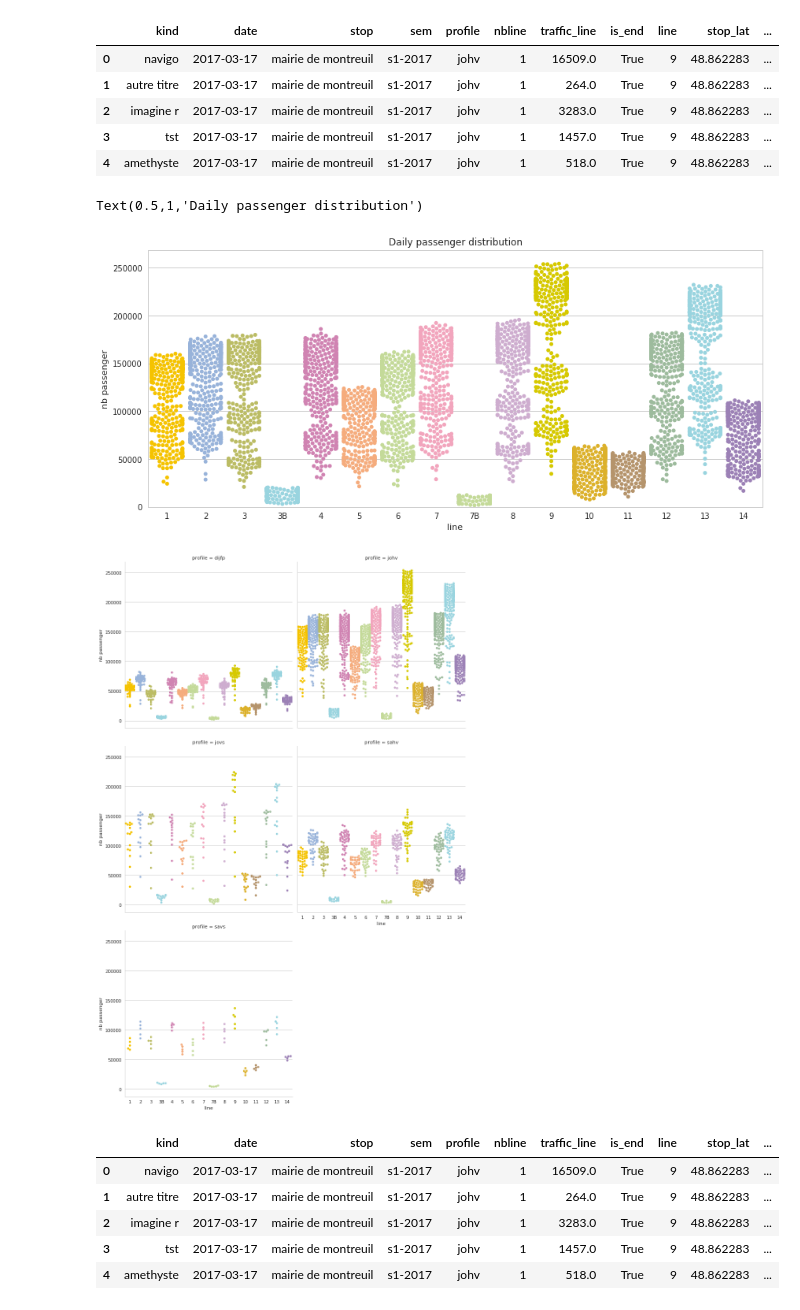
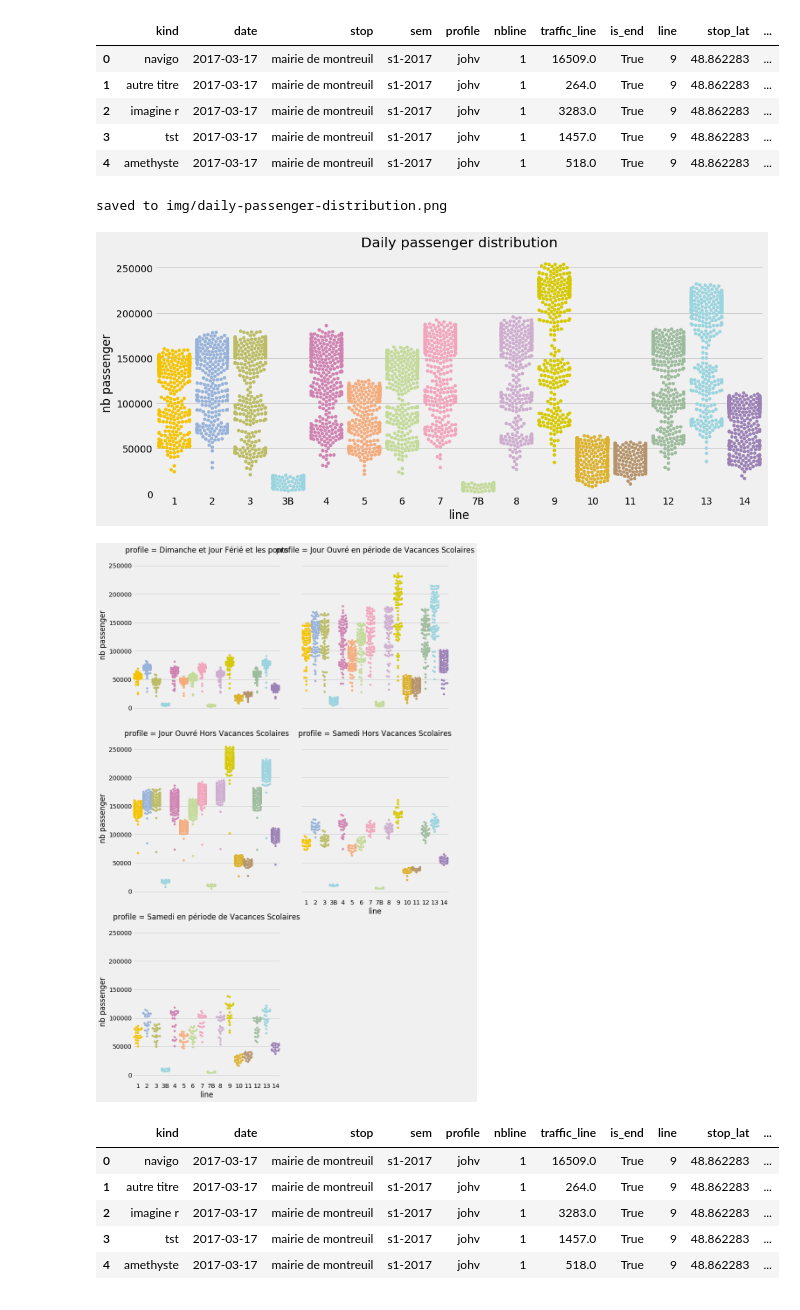
Before and after one commit to KhalidCK/metro-paris, a Jupyter notebook: notebooks/02 - Explore STIF nb validation dataset.ipynb, the cells around one changed output. Drawn from its saved outputs; the diff is of its cells as text; code cells hidden in the pictures.

```diff
--- a/notebooks/02 - Explore STIF nb validation dataset.ipynb
+++ b/notebooks/02 - Explore STIF nb validation dataset.ipynb
@@ -4,9 +4,7 @@ import pandas as pd
 import seaborn as sns
 pd.set_option('display.max_colwidth',-1)
 
-sns.set_style("whitegrid")
-sns.set_context('notebook')
-
+#sns.set_style("whitegrid")
+#sns.set_context('notebook')
+plt.rcParams["figure.figsize"] = (12,4)
 %matplotlib inline
-# %%
-plt.rcParams["figure.figsize"] = (14,6)
@@ -13,3 +13,12 @@ plt.rcParams["figure.figsize"] = (14,6)
+# %%
+import os
+from slugify import slugify
+
+def save_img(title):
+    name = slugify(title,to_lower=True)
+    path = os.path.join('img/',name+'.png')
+    print(f'saved to {path}')
+    plt.savefig(path, bbox_inches='tight')
 # %%
 # Load the "autoreload" extension
 %load_ext autoreload
@@ -103,6 +117,10 @@ assert df.stop.unique().shape[0] == 301
 monthly = df.groupby('date').sum().resample('1m').sum()['value']
 # %%
 monthly.index = [elt.month for elt in monthly.index]
+# %%
+import matplotlib.pyplot as plt
+style='fivethirtyeight'
+plt.style.use(style)
 # %%
 ax= sns.barplot(x=monthly.index,
                 y=monthly.div(10**6),
@@ -201,23 +235,26 @@ colors = ['#'+mcolor[k] for k in order]
 # %%
 from tools.cli import map_jour_fr
 plt.rcParams["figure.figsize"] = (14,6)
 
 palette = sns.color_palette(colors)
 line_day = (dataset.groupby(['date','line','profile'])
             .sum()['traffic_line']
             .reset_index()
-            .replace({'profile':map_jour_fr})
-           .rename(columns={'traffic_line':'nb passenger'}))
+            .replace({'profile':{k.lower():v for k,v in map_jour_fr.items()}})
+           .rename(columns={'traffic_line':'nb passenger'})
+           .dropna())
 ax=sns.swarmplot(data=line_day,
               order=order,
               palette=palette,
             x='line',
             y='nb passenger')
 ax.axis(ymin=0)
-ax.set_title('Daily passenger distribution')
+title='Daily passenger distribution'
+ax.set_title(title)
+save_img(title)
 # %% [output]
-Text(0.5,1,'Daily passenger distribution')
+saved to img/daily-passenger-distribution.png
-[figure, old version]
+[figure, new version]
 # %%
 palette = sns.color_palette(colors)
 
@@ -233,7 +270,7 @@ ax=sns.factorplot(
     col_wrap=2
 )
 # %% [output]
-[figure, old version]
+[figure, new version]
 # %%
 dataset.head()
 # %% [output]
```
Also changed, not shown: parts of 46 cells of this notebook, 1 other file.
